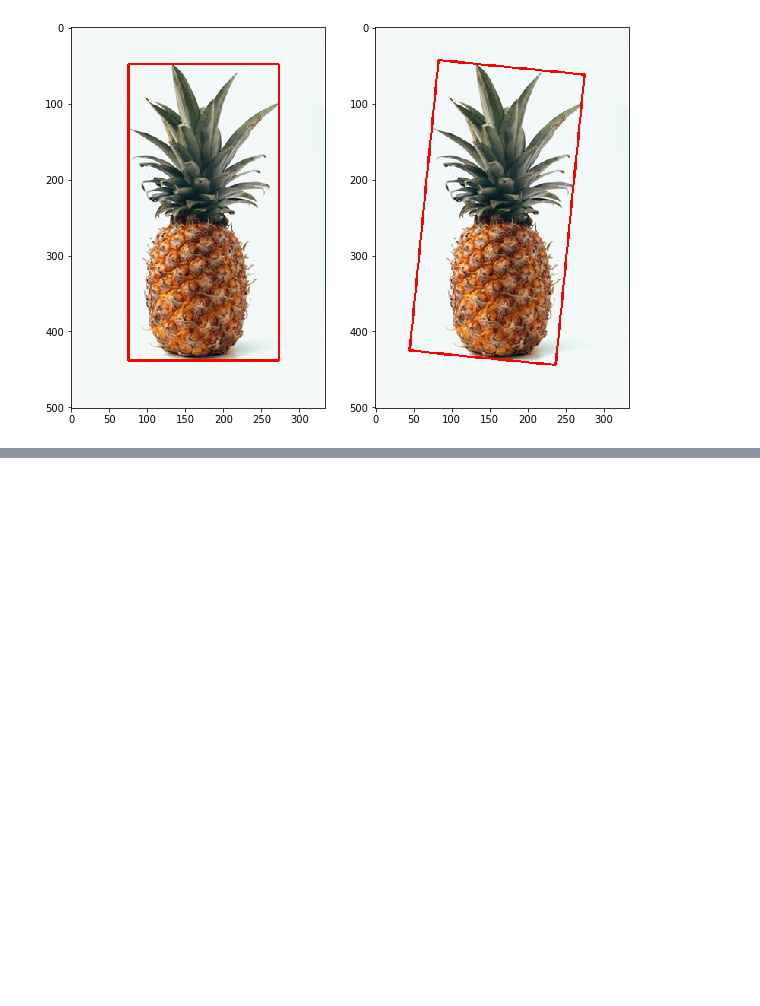
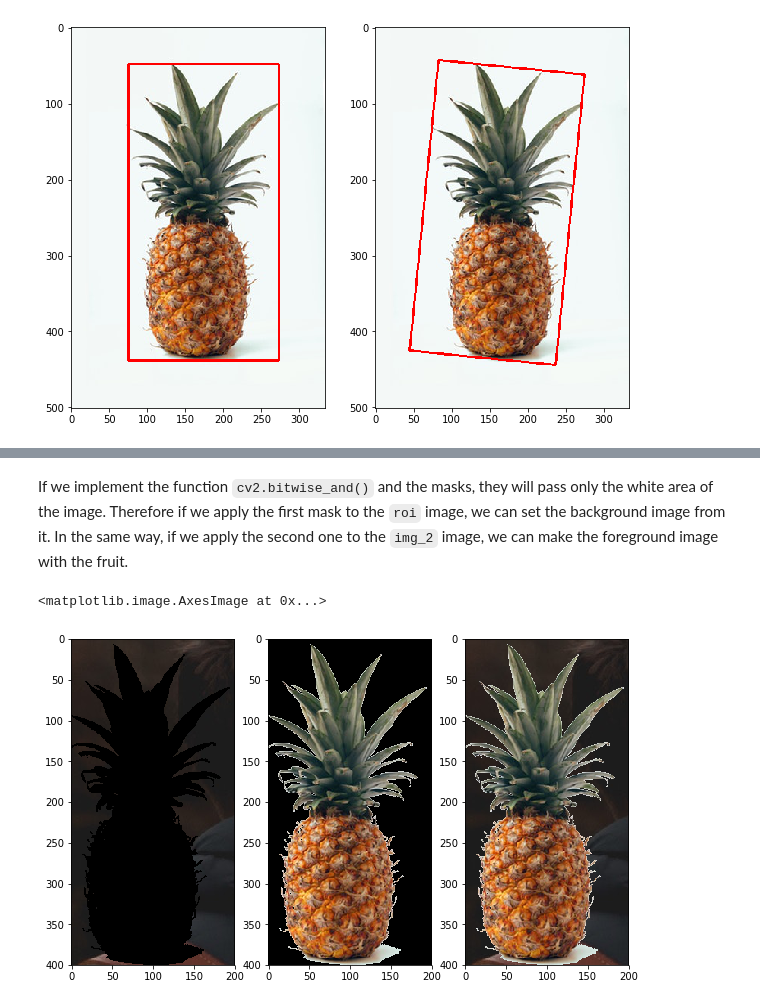
Before and after one commit to jjone36/vision_4_beginners, a Jupyter notebook: part4_contour_mapping.ipynb, the cells around one changed output, grey strips where cells are left out. Drawn from its saved outputs; the diff is of its cells as text; code cells hidden in the pictures; blank space fills up the shorter version.

```diff
--- a/part4_contour_mapping.ipynb
+++ b/part4_contour_mapping.ipynb
@@ -257,0 +248,15 @@ display(backpacker)
+# %% [markdown]
+If we implement the function `cv2.bitwise_and()` and the masks, they will pass only the white area of the image. Therefore if we apply the first mask to the `roi` image, we can set the background image from it. In the same way, if we apply the second one to the `img_2` image, we can make the foreground image with the fruit.
+# %%
+# Masking
+img_bg = cv2.bitwise_and(roi, roi, mask = mask)
+img_fg = cv2.bitwise_and(img_2, img_2, mask = mask_inv)
+dst = cv2.add(img_fg, img_bg)
+
+plt.figure(figsize = (10, 6))
+plt.subplot(1, 3, 1); plt.imshow(img_bg)
+plt.subplot(1, 3, 2); plt.imshow(img_fg)
+plt.subplot(1, 3, 3); plt.imshow(dst)
+# %% [output]
+<matplotlib.image.AxesImage at 0x...>
+[figure, added]
```
Also changed, not shown: parts of 45 cells of this notebook, 3 other files.
